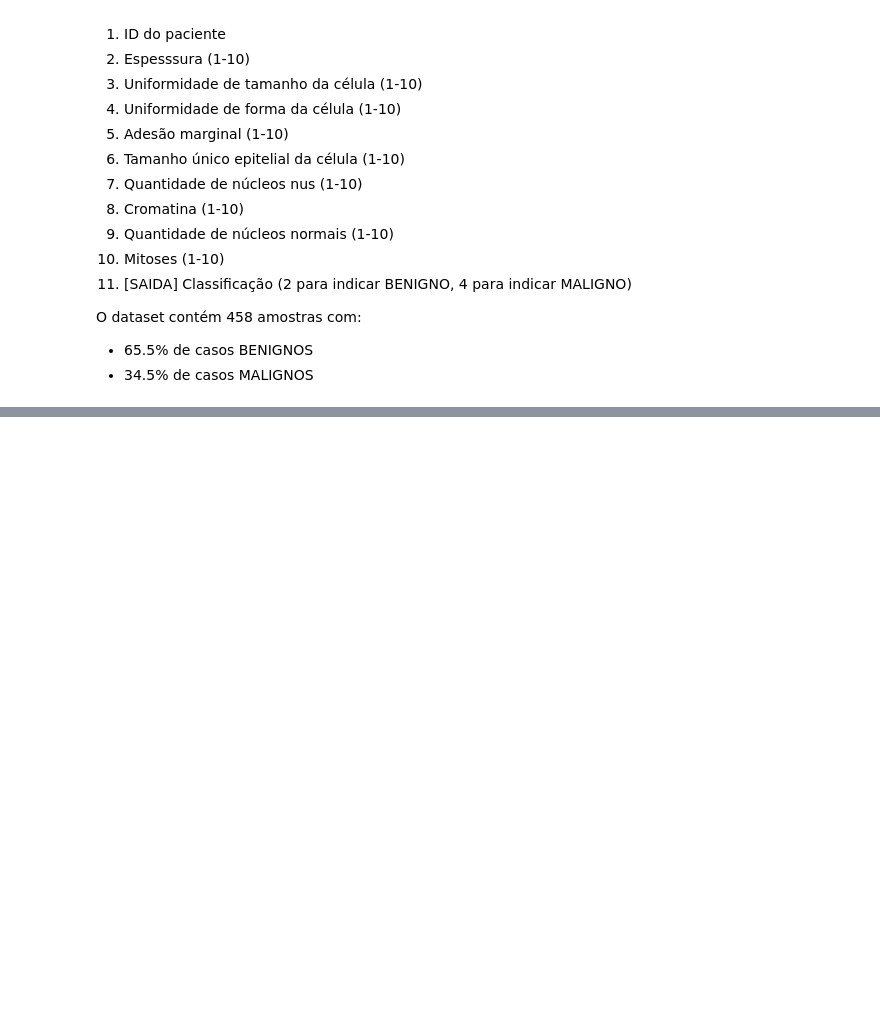
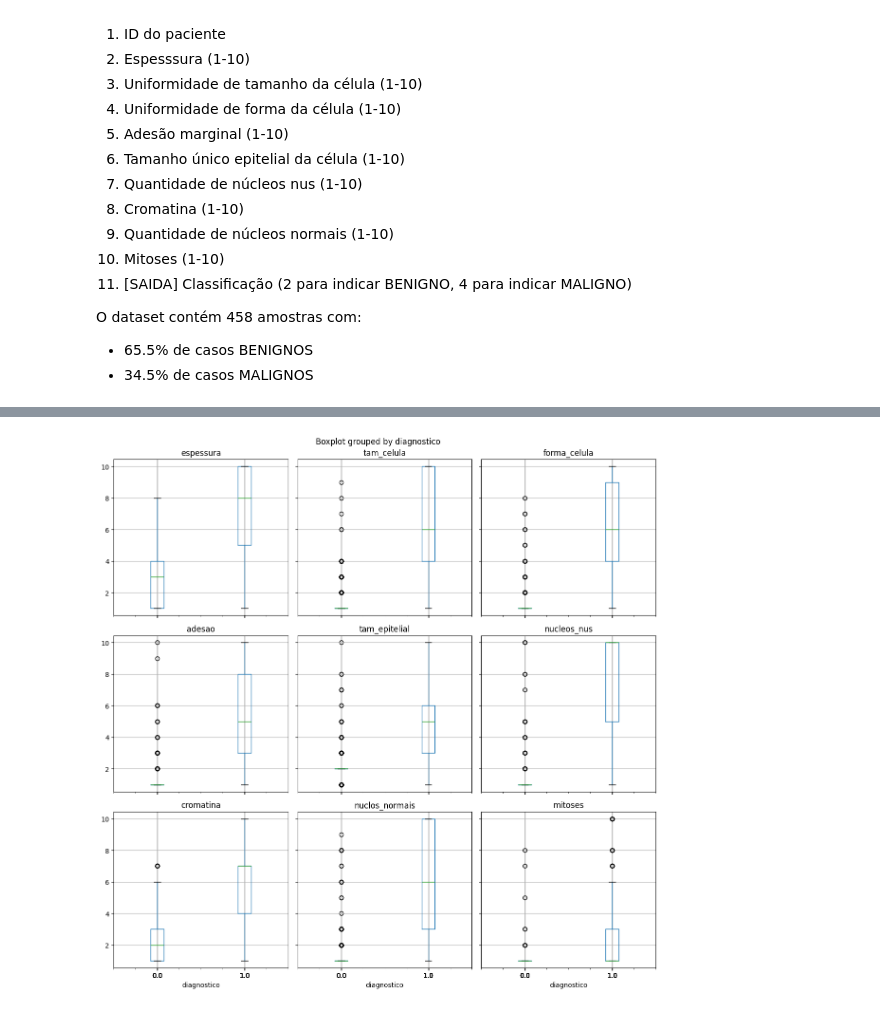
Before and after one commit to Ricardo-Caca/Redes-Neurais, a Jupyter notebook: dnn/DNN_breast_cancer.ipynb, the cells around one changed output, grey strips where cells are left out. Saved outputs shown, nothing was run; the diff lists cells and outputs as text; code cells hidden in the pictures; blank space fills up the shorter version.

```diff
--- a/dnn/DNN_breast_cancer.ipynb
+++ b/dnn/DNN_breast_cancer.ipynb
@@ -70,0 +225,6 @@ tensorflow.keras.utils.pydot = pyd
+# %%
+data.boxplot(column=x_names, by='diagnostico', figsize=(12,12))
+plt.tight_layout()
+plt.show()
+# %% [output]
+[figure, added]
```
Also changed, not shown: parts of 11 cells of this notebook, 1 other file.
